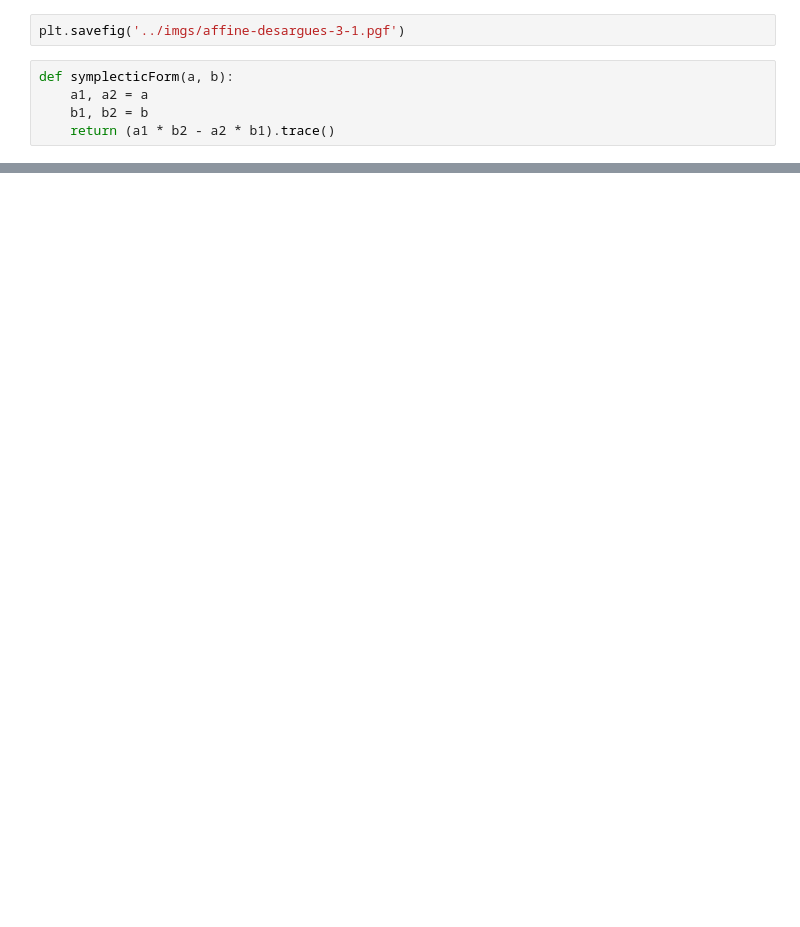
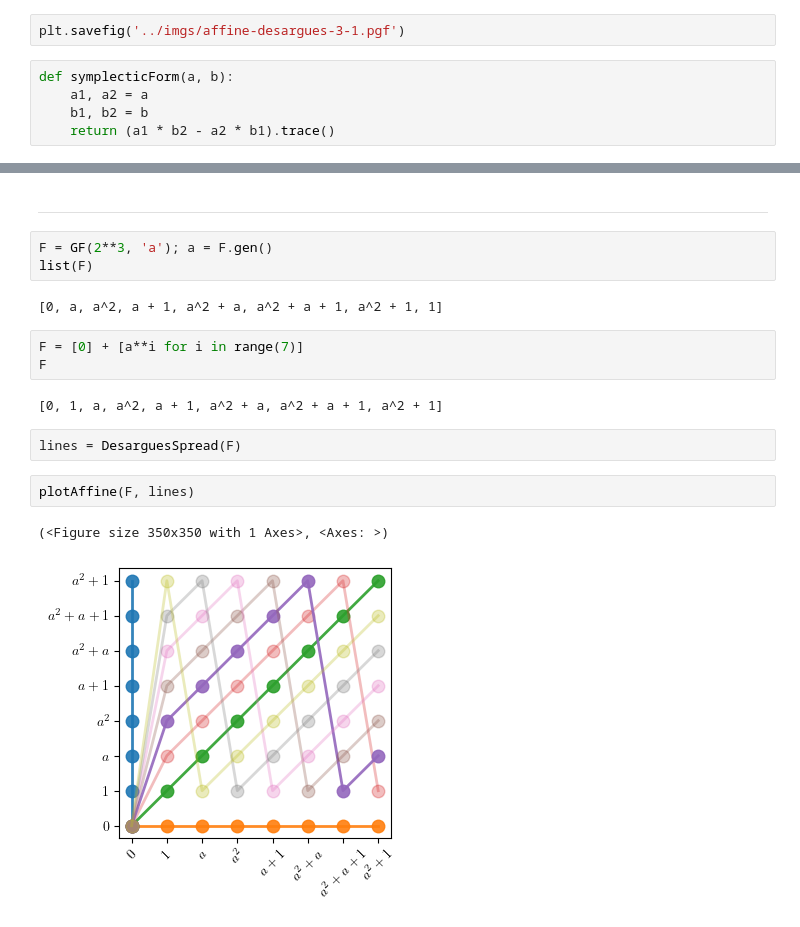
Before and after one commit to ernestocr/wigner, a Jupyter notebook: prog/affinePlane.ipynb, the cells around one changed output, grey strips where cells are left out. Drawn from its saved outputs; the diff is of its cells as text; blank space fills up the shorter version.

```diff
--- a/prog/affinePlane.ipynb
+++ b/prog/affinePlane.ipynb
@@ -105,0 +132,19 @@ So the eigenvectors $b_{m,v}$, for all $v \in F$ correspond to the line $\{(u,u\
+# %% [markdown]
+---
+# %%
+F = GF(2**3, 'a'); a = F.gen()
+list(F)
+# %% [output]
+[0, a, a^2, a + 1, a^2 + a, a^2 + a + 1, a^2 + 1, 1]
+# %%
+F = [0] + [a**i for i in range(7)]
+F
+# %% [output]
+[0, 1, a, a^2, a + 1, a^2 + a, a^2 + a + 1, a^2 + 1]
+# %%
+lines = DesarguesSpread(F)
+# %%
+plotAffine(F, lines)
+# %% [output]
+(<Figure size 350x350 with 1 Axes>, <Axes: >)
+[figure, added]
```
Also changed, not shown: parts of 18 cells of this notebook, 10 other files.
